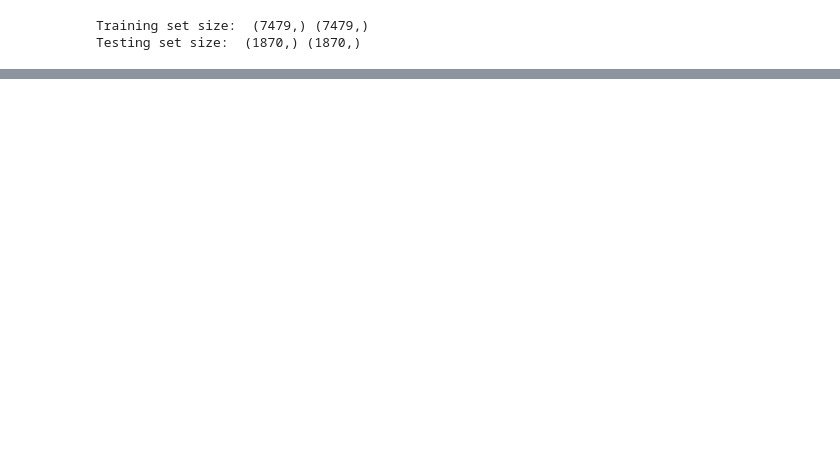
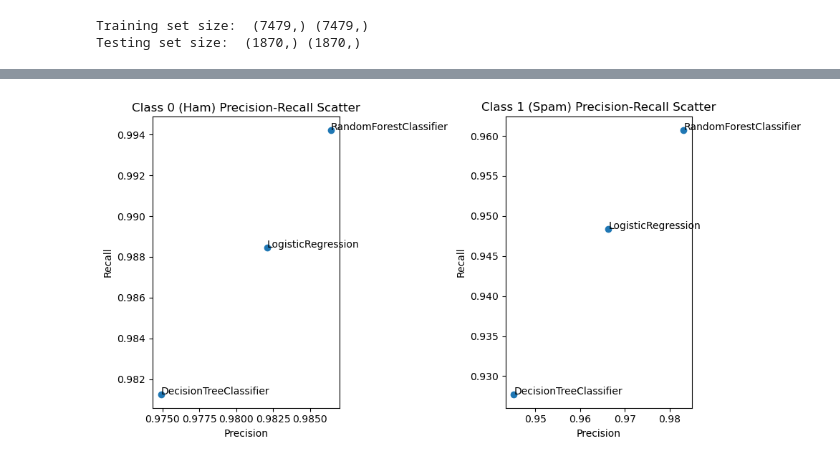
Before and after one commit to SamSchultz-bit/project-4-team-2, a Jupyter notebook: model_optimized.ipynb, the cells around one changed output, grey strips where cells are left out. Saved outputs shown, nothing was run; the diff lists cells and outputs as text; code cells hidden in the pictures; blank space fills up the shorter version.

```diff
--- a/model_optimized.ipynb
+++ b/model_optimized.ipynb
@@ -195,0 +196,18 @@ array([[  2,   0,   0, ...,   0,   0,  37],
+# %%
+models = [
+    RandomForestClassifier(random_state=3301),
+    LogisticRegression(solver="lbfgs", random_state=3301),
+    DecisionTreeClassifier(random_state=3301)
+]
+
+# Run your models and get the confusion matrices along with their names
+confusion_matrices = []
+model_names = []
+classification_reports = []
+
+for model in models:
+    matrix = classification_models(model, X_train_prepared, X_test_prepared, y_train, y_test)
+    confusion_matrices.append(matrix)
+    model_names.append(type(model).__name__)  # Get model names
+    report = classification_report(y_test, model.predict(X_test_prepared), output_dict=True)
+    classification_reports.append(report)  # Store classification reports
@@ -195,0 +246,30 @@ array([[  2,   0,   0, ...,   0,   0,  37],
+# %%
+# Extract precision and recall for each class from classification reports
+class_0_precision_recall = [(report['0']['precision'], report['0']['recall']) for report in classification_reports]
+class_1_precision_recall = [(report['1']['precision'], report['1']['recall']) for report in classification_reports]
+
+# Create scatter plots for precision-recall values for both classes across models
+plt.figure(figsize=(10, 5))
+
+# Scatter plot for class 0 (Ham)
+plt.subplot(1, 2, 1)
+plt.scatter([pair[0] for pair in class_0_precision_recall], [pair[1] for pair in class_0_precision_recall], marker='o')
+plt.xlabel('Precision')
+plt.ylabel('Recall')
+plt.title('Class 0 (Ham) Precision-Recall Scatter')
+for i, txt in enumerate(model_names):
+    plt.annotate(txt, (class_0_precision_recall[i][0], class_0_precision_recall[i][1]))
+
+# Scatter plot for class 1 (Spam)
+plt.subplot(1, 2, 2)
+plt.scatter([pair[0] for pair in class_1_precision_recall], [pair[1] for pair in class_1_precision_recall], marker='o')
+plt.xlabel('Precision')
+plt.ylabel('Recall')
+plt.title('Class 1 (Spam) Precision-Recall Scatter')
+for i, txt in enumerate(model_names):
+    plt.annotate(txt, (class_1_precision_recall[i][0], class_1_precision_recall[i][1]))
+
+plt.tight_layout()
+plt.show()
+# %% [output]
+[figure, added]
```
Also changed, not shown: parts of 36 cells of this notebook.
